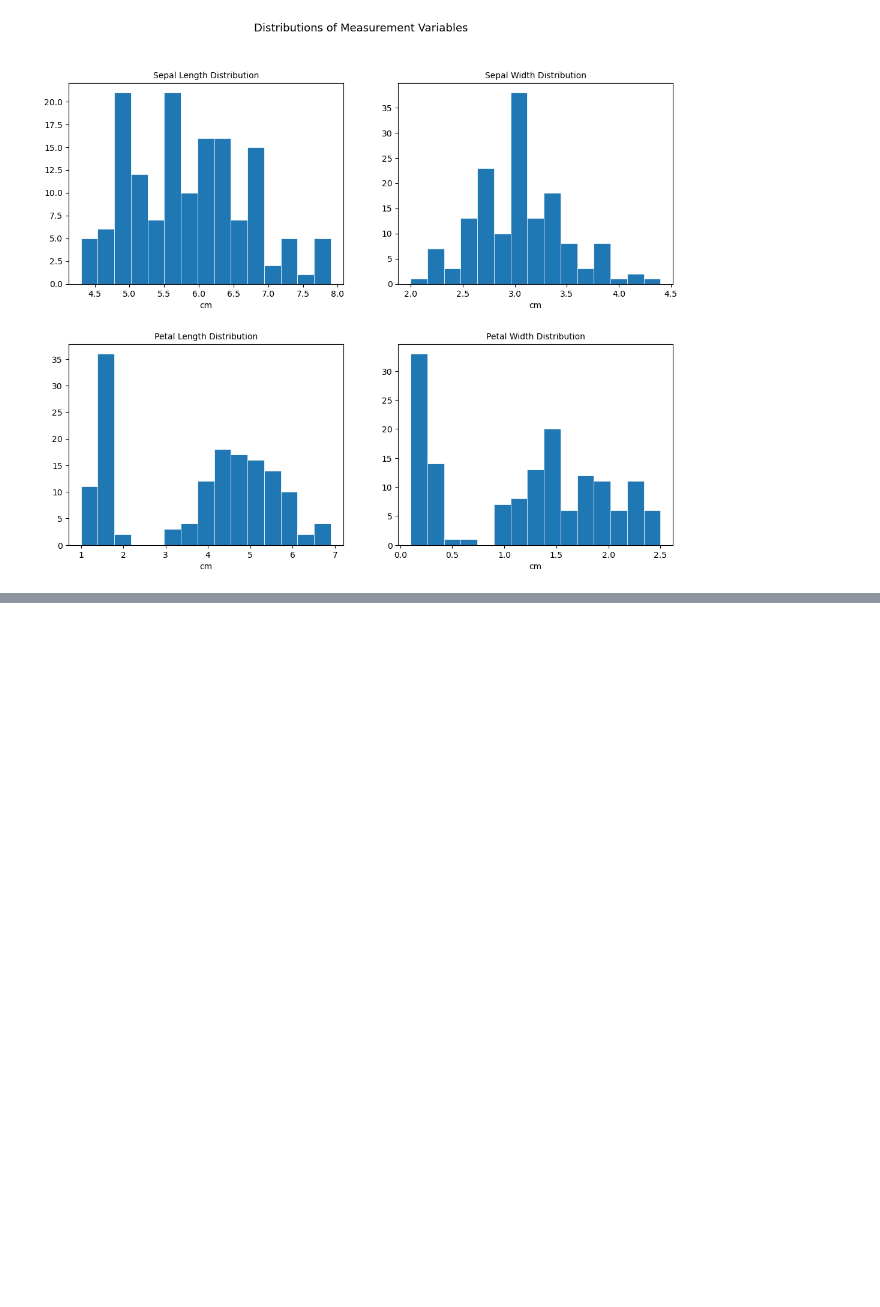
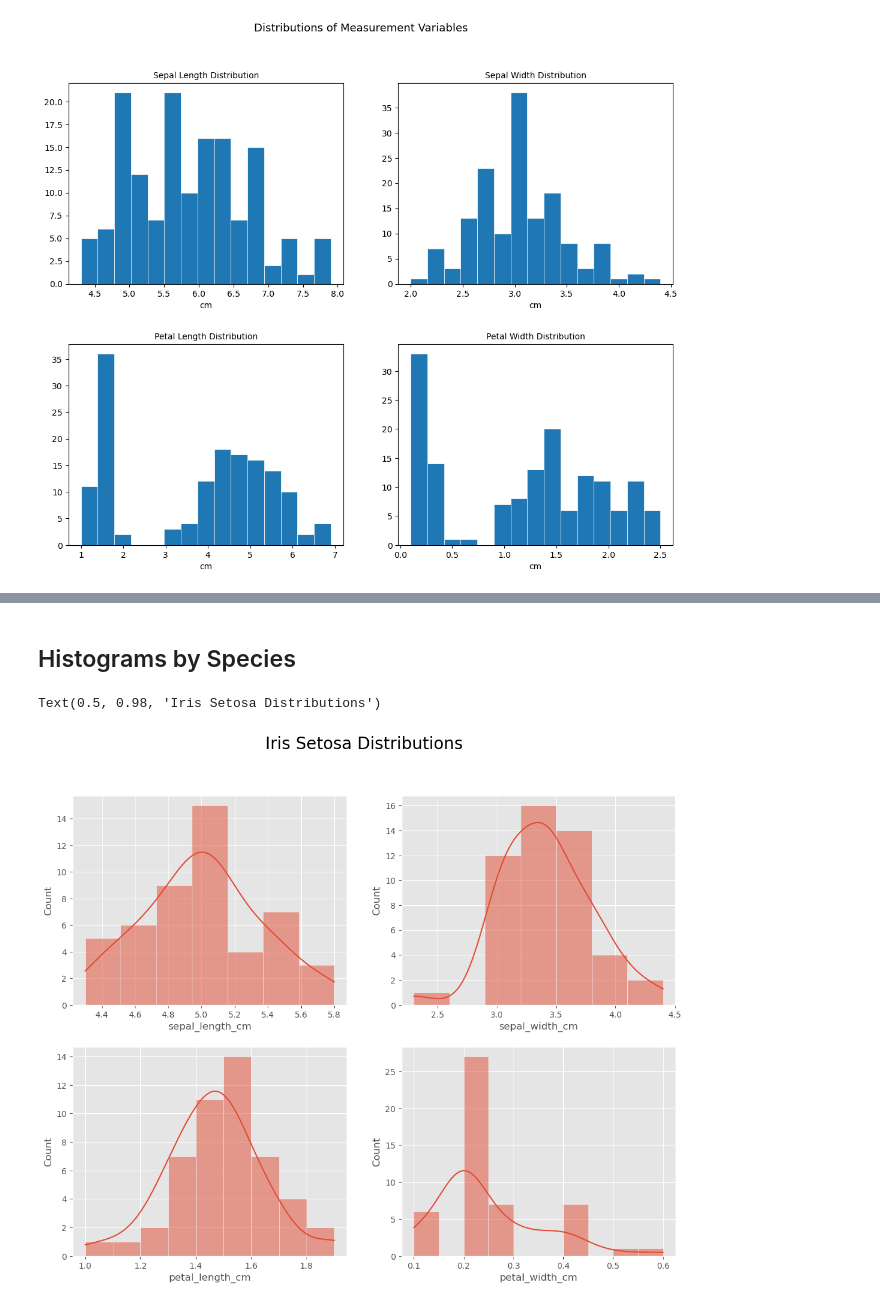
Before and after one commit to PaulShox/pands-project, a Jupyter notebook: analysis.ipynb, the cells around one changed output, grey strips where cells are left out. Drawn from its saved outputs; the diff is of its cells as text; code cells hidden in the pictures; blank space fills up the shorter version.

Commit message:
Summary Data & Histograms by Species

```diff
--- a/analysis.ipynb
+++ b/analysis.ipynb
@@ -118,0 +168,19 @@ plt.savefig('histogram.png')
+# %% [markdown]
+## Histograms by Species
+# %%
+setosa = iris[iris['class'] == 'Iris-setosa']
+
+# Use matplotlib to plot and style the figure that will house the histogram axes
+fig, axes = plt.subplots(nrows=2, ncols=2, figsize=(13, 10))
+plt.style.use('ggplot')
+
+
+sns.histplot(data=setosa, x="sepal_length_cm", kde=True, ax=axes[0, 0])
+sns.histplot(data=setosa, x="sepal_width_cm", kde=True, ax=axes[0, 1])
+sns.histplot(data=setosa, x="petal_length_cm", kde=True, ax=axes[1, 0])
+sns.histplot(data=setosa, x="petal_width_cm", kde=True, ax=axes[1, 1])
+
+fig.suptitle('Iris Setosa Distributions', fontsize=20)
+# %% [output]
+Text(0.5, 0.98, 'Iris Setosa Distributions')
+[figure, added]
```
Also changed, not shown: parts of 7 cells of this notebook, 1 other file.
